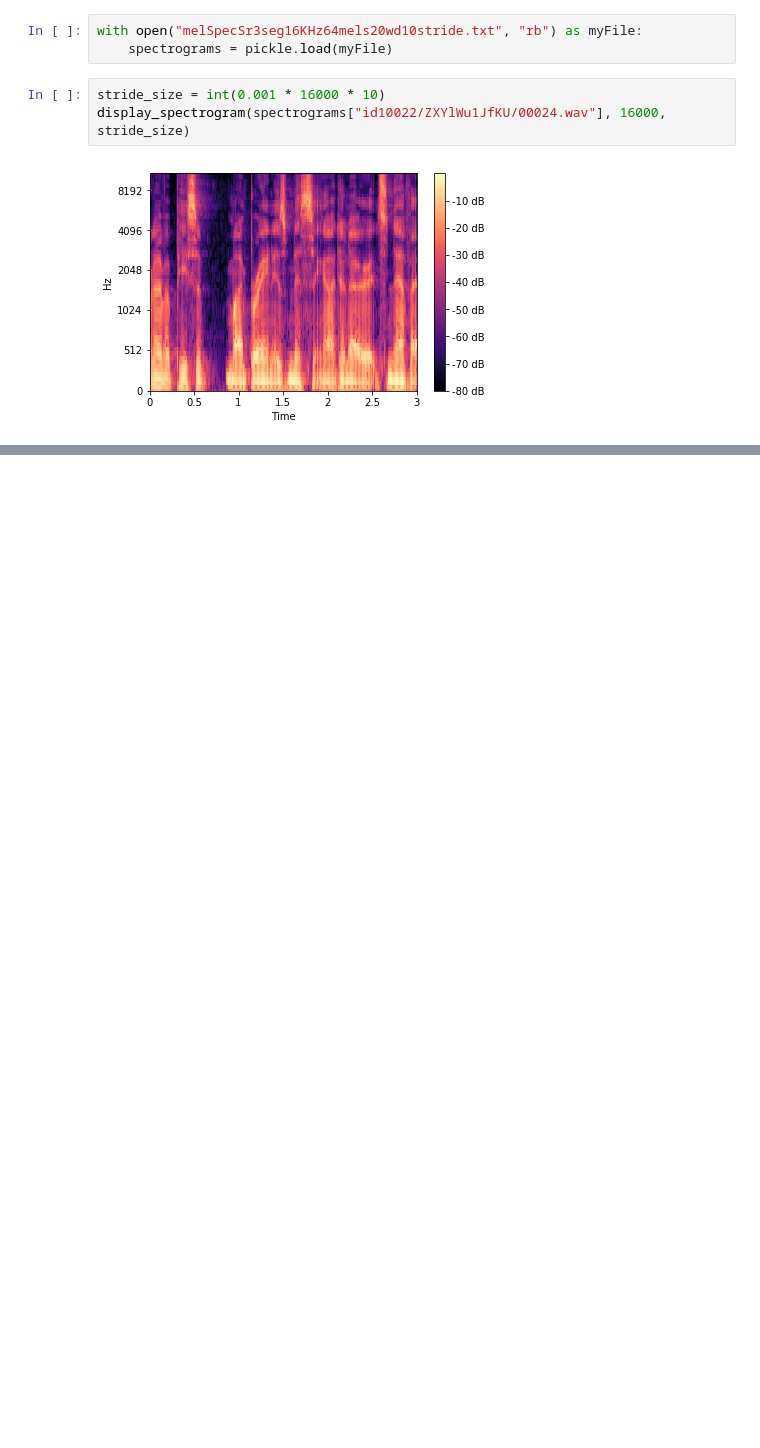
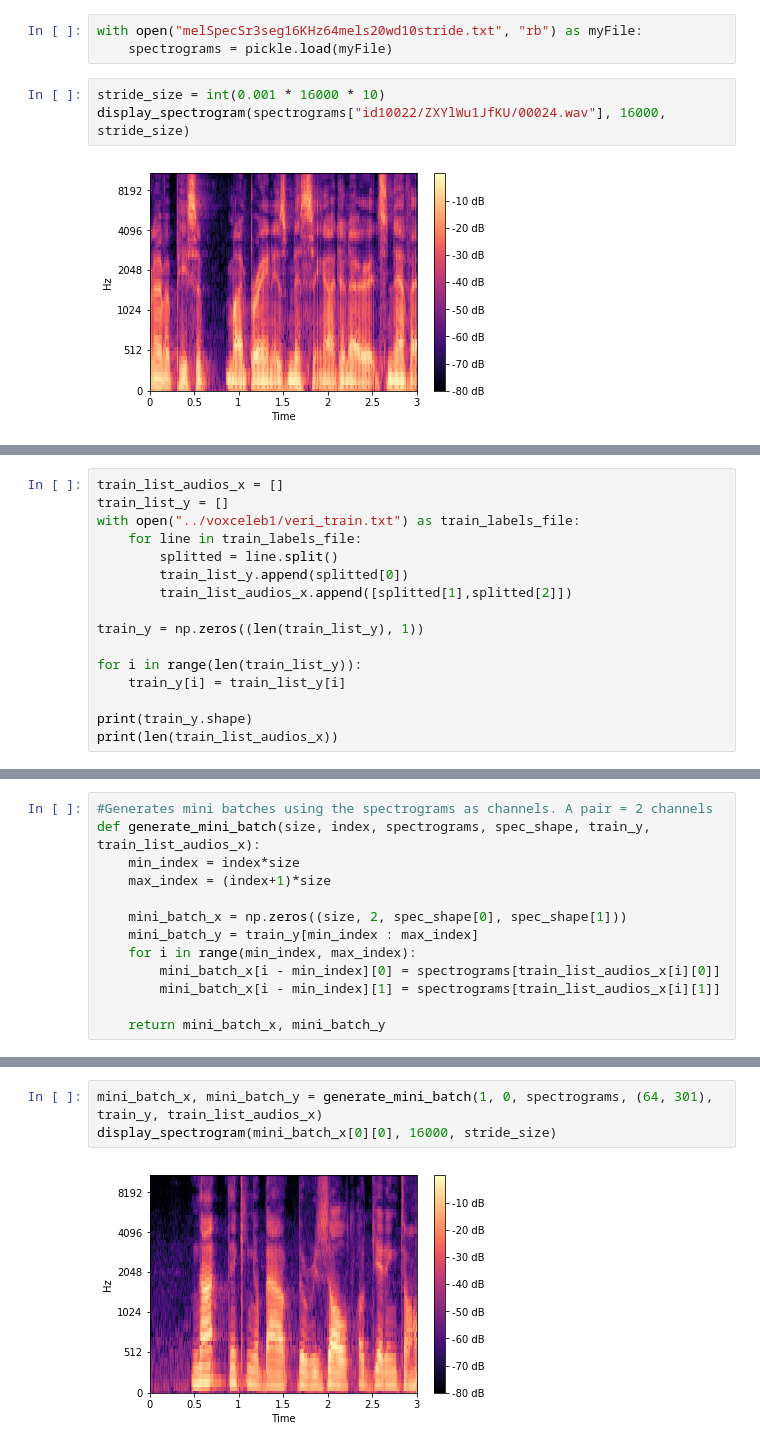
Before and after one commit to gabrielsluz/SpeakerVerificationML, a Jupyter notebook: CNNs.ipynb, the cells around one changed output, grey strips where cells are left out. Drawn from its saved outputs; the diff is of its cells as text; blank space fills up the shorter version.

Commit message:
Building mini batches

```diff
--- a/CNNs.ipynb
+++ b/CNNs.ipynb
@@ -39,0 +57,16 @@ display_spectrogram(spectrograms["id10022/ZXYlWu1JfKU/00024.wav"], 16000, stride
+# %%
+train_list_audios_x = []
+train_list_y = []
+with open("../voxceleb1/veri_train.txt") as train_labels_file:
+    for line in train_labels_file:
+        splitted = line.split()
+        train_list_y.append(splitted[0])
+        train_list_audios_x.append([splitted[1],splitted[2]])
+
+train_y = np.zeros((len(train_list_y), 1))
+
+for i in range(len(train_list_y)):
+    train_y[i] = train_list_y[i]
+
+print(train_y.shape)
+print(len(train_list_audios_x))
@@ -39,0 +80,13 @@ display_spectrogram(spectrograms["id10022/ZXYlWu1JfKU/00024.wav"], 16000, stride
+# %%
+#Generates mini batches using the spectrograms as channels. A pair = 2 channels
+def generate_mini_batch(size, index, spectrograms, spec_shape, train_y, train_list_audios_x):
+    min_index = index*size
+    max_index = (index+1)*size
+
+    mini_batch_x = np.zeros((size, 2, spec_shape[0], spec_shape[1]))
+    mini_batch_y = train_y[min_index : max_index]
+    for i in range(min_index, max_index):
+        mini_batch_x[i - min_index][0] = spectrograms[train_list_audios_x[i][0]]
+        mini_batch_x[i - min_index][1] = spectrograms[train_list_audios_x[i][1]]
+
+    return mini_batch_x, mini_batch_y
@@ -39,0 +120,5 @@ display_spectrogram(spectrograms["id10022/ZXYlWu1JfKU/00024.wav"], 16000, stride
+# %%
+mini_batch_x, mini_batch_y = generate_mini_batch(1, 0, spectrograms, (64, 301), train_y, train_list_audios_x)
+display_spectrogram(mini_batch_x[0][0], 16000, stride_size)
+# %% [output]
+[figure, added]
```
Also changed, not shown: parts of 17 cells of this notebook, 1 other file.
